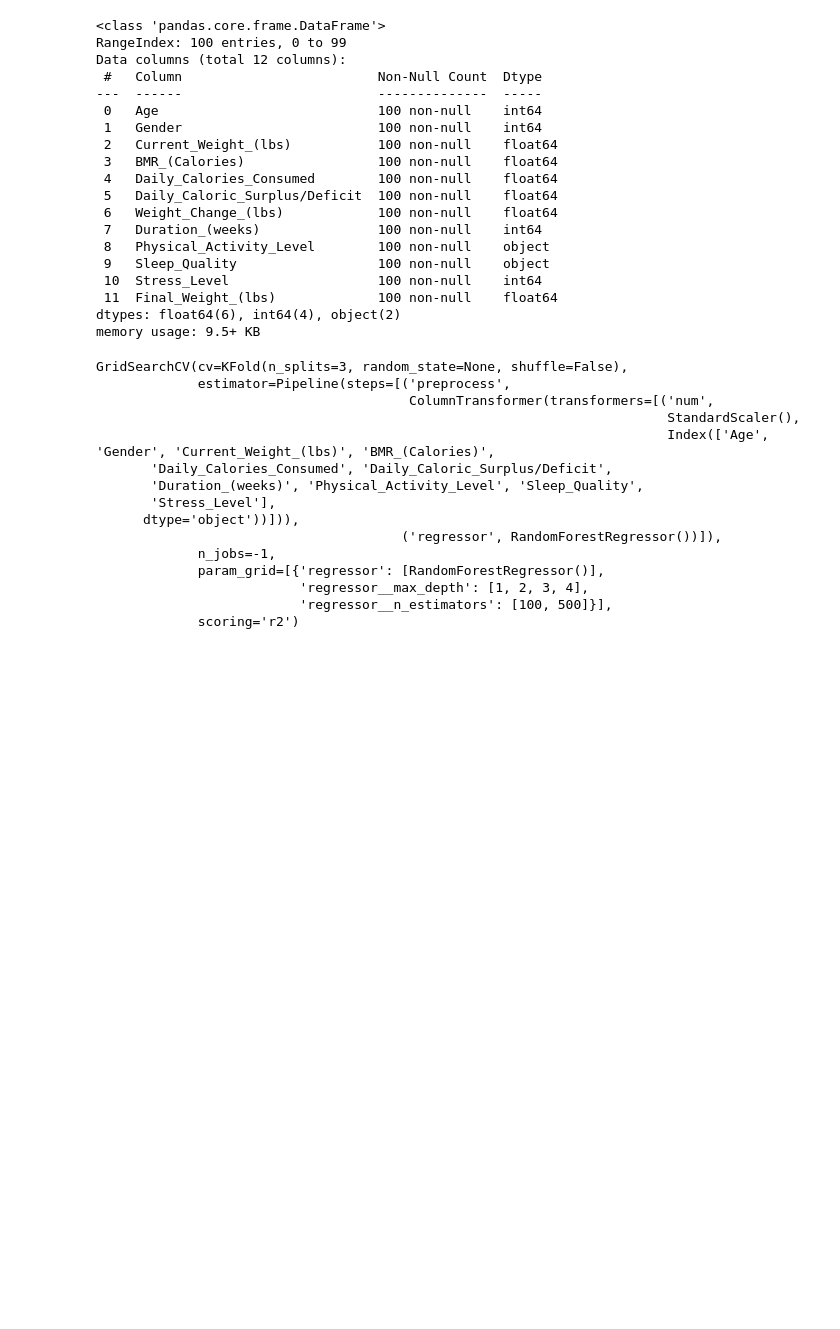
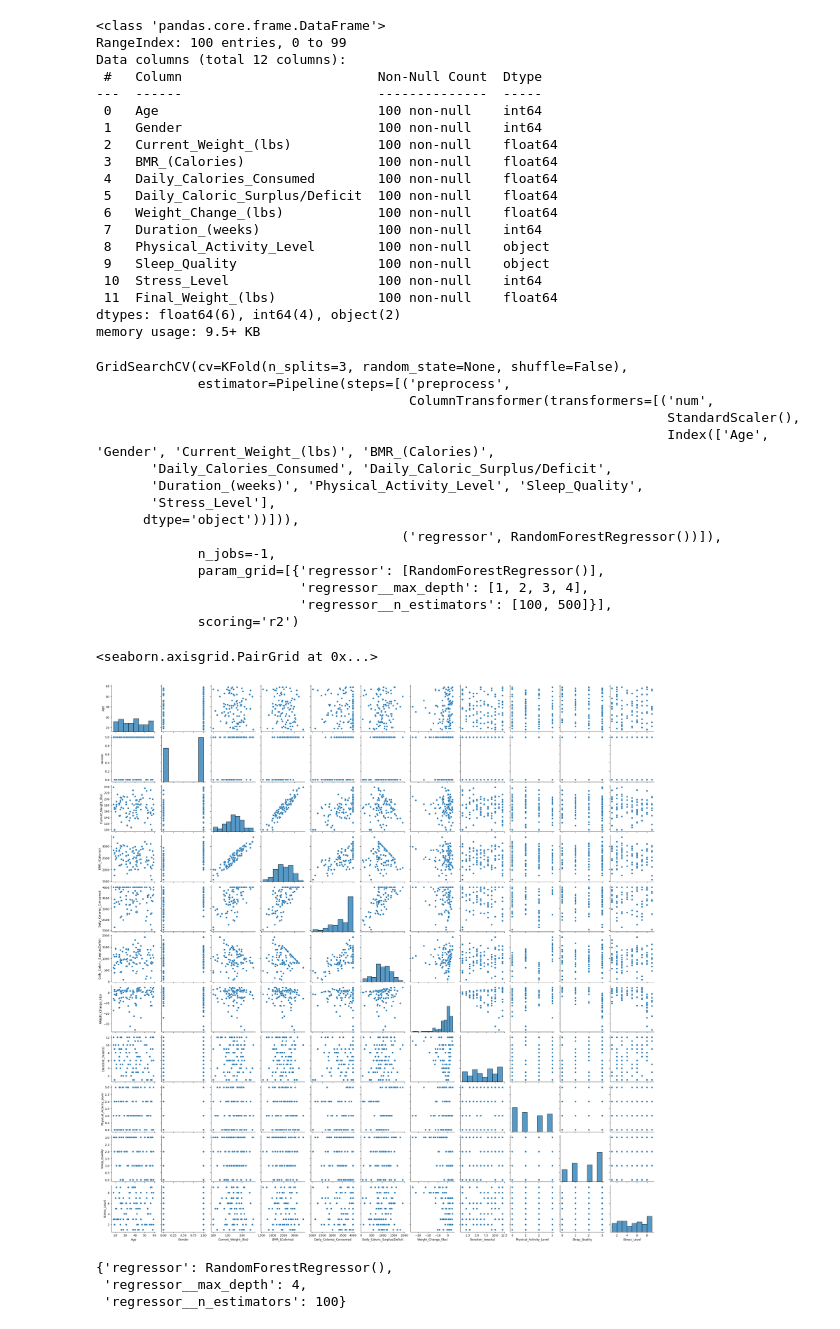
Before and after one commit to makenamecham/Final-Project-MATH-4750, a Jupyter notebook: dataExploration.ipynb, the cells around one changed output. Drawn from its saved outputs; the diff is of its cells as text; code cells hidden in the pictures; blank space fills up the shorter version.

```diff
--- a/dataExploration.ipynb
+++ b/dataExploration.ipynb
@@ -204,3 +207,14 @@ GridSearchCV(cv=KFold(n_splits=3, random_state=None, shuffle=False),
                           'regressor__max_depth': [1, 2, 3, 4],
                           'regressor__n_estimators': [100, 500]}],
              scoring='r2')
+# %%
+sns.pairplot(df)
+# %% [output]
+<seaborn.axisgrid.PairGrid at 0x...>
+[figure, added]
+# %%
+gridSearch.best_params_
+# %% [output]
+{'regressor': RandomForestRegressor(),
+ 'regressor__max_depth': 4,
+ 'regressor__n_estimators': 100}
```
Also changed, not shown: parts of 10 cells of this notebook.
